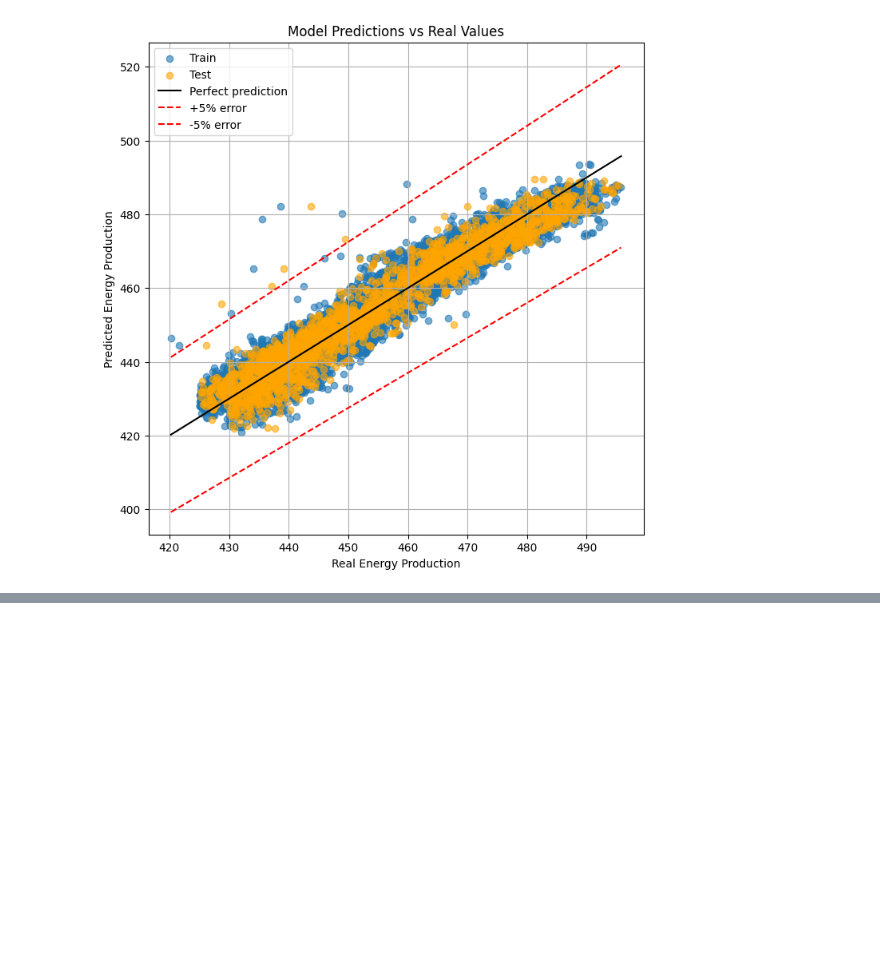
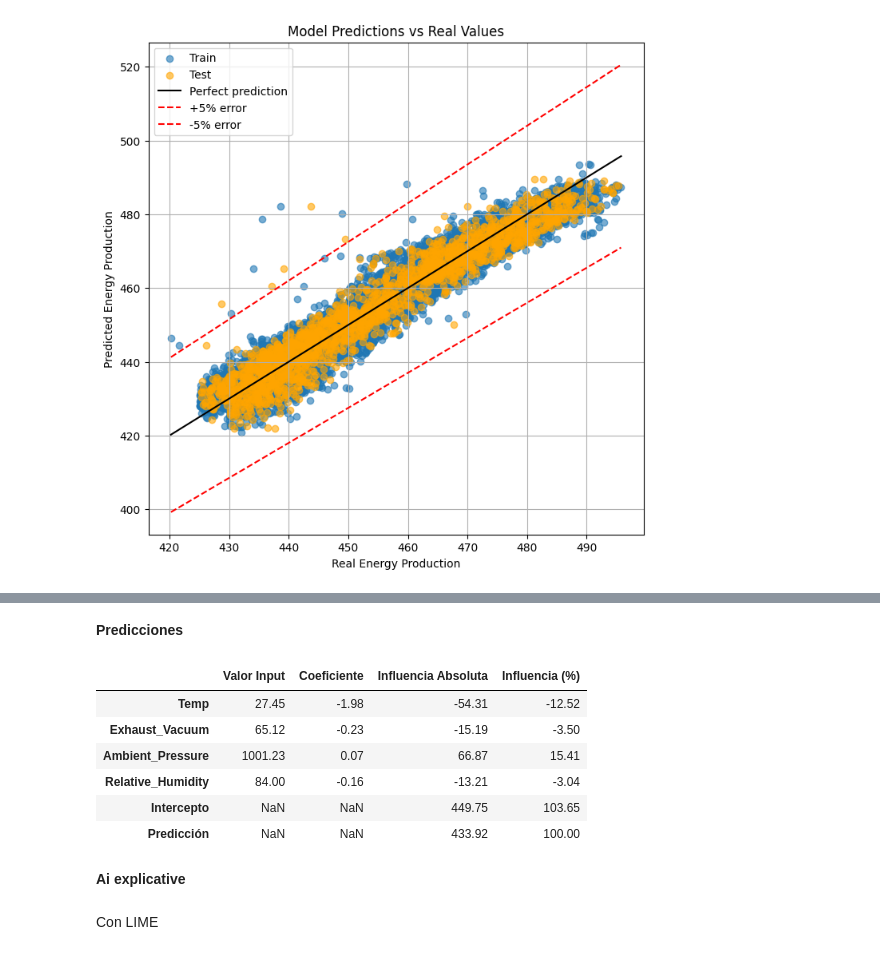
Before and after one commit to Capaquira/projectsLivreLow-code, a Jupyter notebook: CombinedCyclePowerPlant.ipynb, the cells around one changed output, grey strips where cells are left out. Cells and saved outputs as stored; diff of their text form; code cells hidden in the pictures; blank space fills up the shorter version.

```diff
--- a/CombinedCyclePowerPlant.ipynb
+++ b/CombinedCyclePowerPlant.ipynb
@@ -261,0 +310,66 @@ plt.show()
+# %% [markdown]
+**Predicciones**
+# %%
+# --- Nuevo dato de entrada ---
+nuevo_dato = {
+    'Temp': 27.45,
+    'Exhaust_Vacuum': 65.12,
+    'Ambient_Pressure': 1001.23,
+    'Relative_Humidity': 84,
+}
+
+input_df = pd.DataFrame([nuevo_dato])
+
+# --- Predicción ---
+pred = model.predict(input_df)[0]
+
+# --- Coeficientes del modelo ---
+coef = pd.Series(model.coef_, index=X.columns)
+
+# --- Influencia absoluta de cada feature ---
+influencias = input_df.iloc[0] * coef
+
+# --- Crear DataFrame inicial ---
+ResultadosPregunta = pd.DataFrame({
+    'Valor Input': input_df.iloc[0],
+    'Coeficiente': coef,
+    'Influencia Absoluta': influencias
+})
+
+# --- Fila del intercepto ---
+intercepto = pd.DataFrame({
+    'Valor Input': [None],
+    'Coeficiente': [None],
+    'Influencia Absoluta': [model.intercept_]
+}, index=['Intercepto'])
+
+# --- Concatenar al DataFrame ---
+ResultadosPregunta = pd.concat([ResultadosPregunta, intercepto])
+
+# --- Calcular porcentaje de influencia ---
+ResultadosPregunta['Influencia (%)'] = (ResultadosPregunta['Influencia Absoluta'] / pred) * 100
+
+# --- Fila de Predicción total ---
+prediccion = pd.DataFrame({
+    'Valor Input': [None],
+    'Coeficiente': [None],
+    'Influencia Absoluta': [pred],
+    'Influencia (%)': [100.0]
+}, index=['Predicción'])
+
+ResultadosPregunta = pd.concat([ResultadosPregunta, prediccion])
+
+# Mostrar tabla
+ResultadosPregunta.round(2)
+# %% [output]
+|  | Valor Input | Coeficiente | Influencia Absoluta | Influencia (%) |
+| Temp | 27.45 | -1.98 | -54.31 | -12.52 |
+| Exhaust_Vacuum | 65.12 | -0.23 | -15.19 | -3.50 |
+| Ambient_Pressure | 1001.23 | 0.07 | 66.87 | 15.41 |
+| Relative_Humidity | 84.00 | -0.16 | -13.21 | -3.04 |
+| Intercepto | NaN | NaN | 449.75 | 103.65 |
+| Predicción | NaN | NaN | 433.92 | 100.00 |
+# %% [markdown]
+**Ai explicative**
+# %% [markdown]
+Con LIME
```
Also changed, not shown: parts of 6 cells of this notebook.
